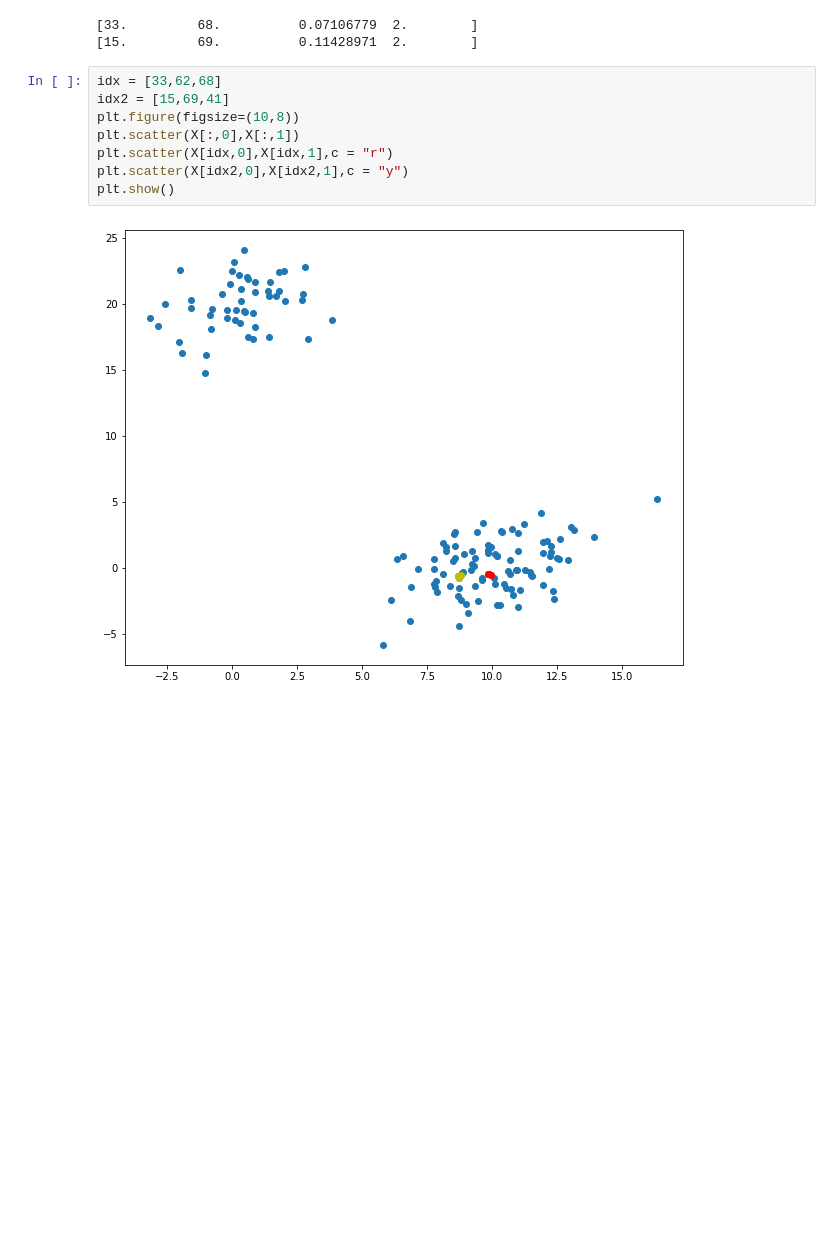
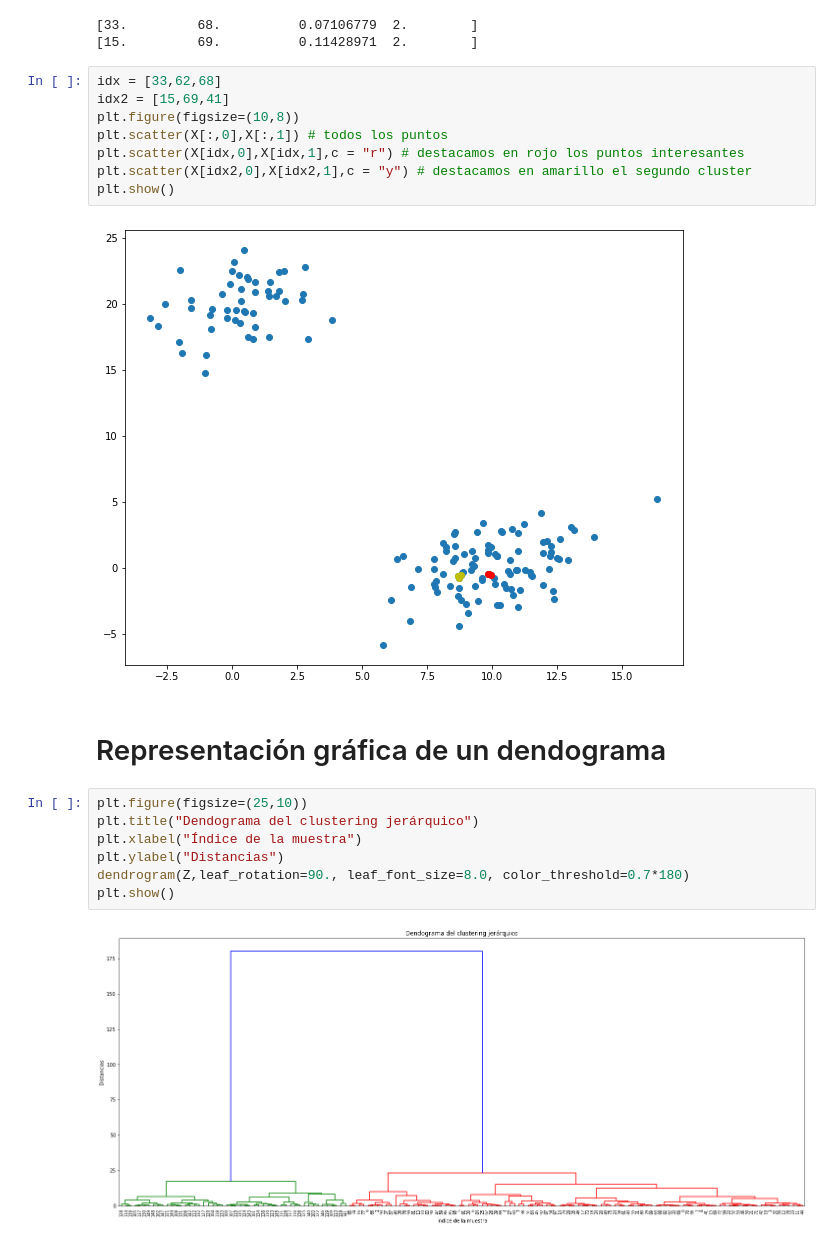
Before and after one commit to pierjv/course-python, a Jupyter notebook: notebooks/T6 -1 - Clustering Jerarquico.ipynb, the cells around one changed output. Cells and saved outputs as stored; diff of their text form; blank space fills up the shorter version.

```diff
--- a/notebooks/T6 -1 - Clustering Jerarquico.ipynb
+++ b/notebooks/T6 -1 - Clustering Jerarquico.ipynb
@@ -131,9 +131,20 @@ print(Z[158-len(X)])
 idx = [33,62,68]
 idx2 = [15,69,41]
 plt.figure(figsize=(10,8))
-plt.scatter(X[:,0],X[:,1])
-plt.scatter(X[idx,0],X[idx,1],c = "r")
-plt.scatter(X[idx2,0],X[idx2,1],c = "y")
+plt.scatter(X[:,0],X[:,1]) # todos los puntos
+plt.scatter(X[idx,0],X[idx,1],c = "r") # destacamos en rojo los puntos interesantes
+plt.scatter(X[idx2,0],X[idx2,1],c = "y") # destacamos en amarillo el segundo cluster
 plt.show()
 # %% [output]
 [figure]
+# %% [markdown]
+# Representación gráfica de un dendograma
+# %%
+plt.figure(figsize=(25,10))
+plt.title("Dendograma del clustering jerárquico")
+plt.xlabel("Índice de la muestra")
+plt.ylabel("Distancias")
+dendrogram(Z,leaf_rotation=90., leaf_font_size=8.0, color_threshold=0.7*180)
+plt.show()
+# %% [output]
+[figure, added]
```
Also changed, not shown: parts of 7 cells of this notebook.
